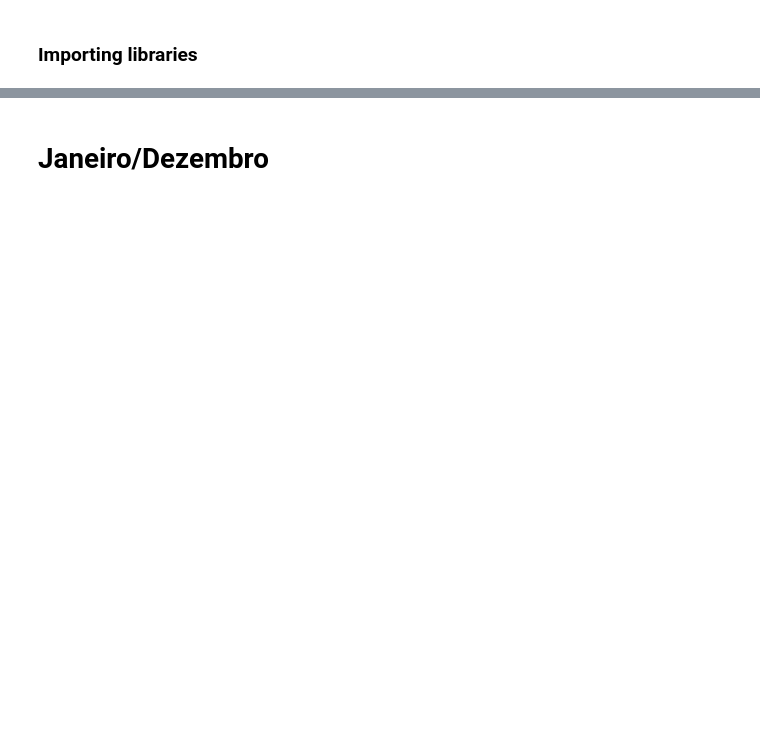
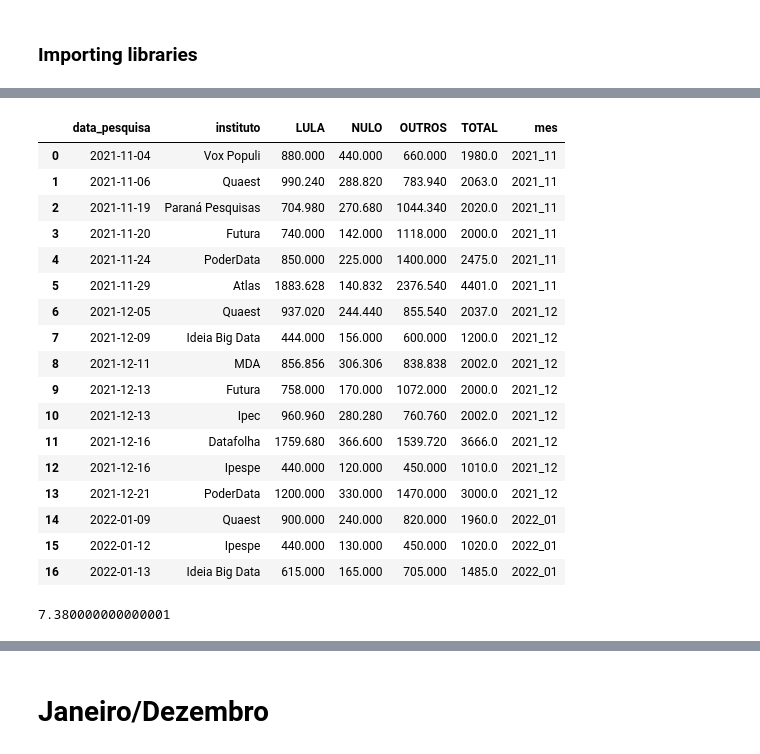
Before and after one commit to xboard/fastpages-blog, a Jupyter notebook: _notebooks/2022-01-07-brazils-2022-presidential-elections-polls-analysis-part1.ipynb, the cells around one changed output, grey strips where cells are left out. Drawn from its saved outputs; the diff is of its cells as text; code cells hidden in the pictures; blank space fills up the shorter version.

```diff
--- a/_notebooks/2022-01-07-brazils-2022-presidential-elections-polls-analysis-part1.ipynb
+++ b/_notebooks/2022-01-07-brazils-2022-presidential-elections-polls-analysis-part1.ipynb
@@ -215,0 +63,5 @@ Sampling 4 chains for 1_000 tune and 5_000 draw iterations (4_000 + 20_000 draws
+# %%
+def get_most_recent_file() -> Path:
+    data_dir = Path('../assets/data/elections2022/')
+    return sorted(data_dir.glob('2022*.csv'))[-1]
+print(get_most_recent_file())
@@ -215,0 +70,10 @@ Sampling 4 chains for 1_000 tune and 5_000 draw iterations (4_000 + 20_000 draws
+# %%
+def get_most_recent_df() -> pd.DataFrame:
+    return enrich_and_filter(pd.read_csv(get_most_recent_file(),
+                                         sep=',',
+                                         parse_dates=True,
+                                         dayfirst=True)
+                             )
+# %%
+raw_df = get_most_recent_df()
+raw_df.head()
@@ -215,0 +87,46 @@ Sampling 4 chains for 1_000 tune and 5_000 draw iterations (4_000 + 20_000 draws
+# %%
+def prepare_df(raw_df: pd.DataFrame) -> pd.DataFrame:
+    table_df = raw_df.pivot_table(values=['qtd_mencoes'],
+                        index=['data_pesquisa', 'instituto'],
+                        columns=['grupo'],
+                        aggfunc=np.sum)
+    table2 = table_df.reset_index(col_level=1).copy()
+    table2.columns = [a[1] for a in table2.columns.to_flat_index()]
+    table2["TOTAL"] = table2['LULA'] + table2['NULO'] + table2['OUTROS']
+    table2["mes"] = pd.to_datetime(table2['data_pesquisa']).dt.strftime('%Y_%m')
+    return table2
+# %%
+df = prepare_df(raw_df)
+df
+# %% [output]
+|  | data_pesquisa | instituto | LULA | NULO | OUTROS | TOTAL | mes |
+| 0 | 2021-11-04 | Vox Populi | 880.000 | 440.000 | 660.000 | 1980.0 | 2021_11 |
+| 1 | 2021-11-06 | Quaest | 990.240 | 288.820 | 783.940 | 2063.0 | 2021_11 |
+| 2 | 2021-11-19 | Paraná Pesquisas | 704.980 | 270.680 | 1044.340 | 2020.0 | 2021_11 |
+| 3 | 2021-11-20 | Futura | 740.000 | 142.000 | 1118.000 | 2000.0 | 2021_11 |
+| 4 | 2021-11-24 | PoderData | 850.000 | 225.000 | 1400.000 | 2475.0 | 2021_11 |
+| 5 | 2021-11-29 | Atlas | 1883.628 | 140.832 | 2376.540 | 4401.0 | 2021_11 |
+| 6 | 2021-12-05 | Quaest | 937.020 | 244.440 | 855.540 | 2037.0 | 2021_12 |
+| 7 | 2021-12-09 | Ideia Big Data | 444.000 | 156.000 | 600.000 | 1200.0 | 2021_12 |
+| 8 | 2021-12-11 | MDA | 856.856 | 306.306 | 838.838 | 2002.0 | 2021_12 |
+| 9 | 2021-12-13 | Futura | 758.000 | 170.000 | 1072.000 | 2000.0 | 2021_12 |
+| 10 | 2021-12-13 | Ipec | 960.960 | 280.280 | 760.760 | 2002.0 | 2021_12 |
+| 11 | 2021-12-16 | Datafolha | 1759.680 | 366.600 | 1539.720 | 3666.0 | 2021_12 |
+| 12 | 2021-12-16 | Ipespe | 440.000 | 120.000 | 450.000 | 1010.0 | 2021_12 |
+| 13 | 2021-12-21 | PoderData | 1200.000 | 330.000 | 1470.000 | 3000.0 | 2021_12 |
+| 14 | 2022-01-09 | Quaest | 900.000 | 240.000 | 820.000 | 1960.0 | 2022_01 |
+| 15 | 2022-01-12 | Ipespe | 440.000 | 130.000 | 450.000 | 1020.0 | 2022_01 |
+| 16 | 2022-01-13 | Ideia Big Data | 615.000 | 165.000 | 705.000 | 1485.0 | 2022_01 |
+# %%
+def simulate_prob_freq(concentration: np.array, iters=10_000, N=100_000) -> float:
+    priors = stats.dirichlet.rvs(concentration, iters)
+    cnt = 0
+    for i in range(iters):
+        votes = stats.multinomial(n=100_000, p = priors[i]).rvs()[0]
+        if votes[0] > votes[2]:
+            cnt += 1
+    return cnt/iters * 100
+simulate_prob_freq(np.array([723, 186, 780]))
+#stats.multinomial(n=100_000, p = np.array([0.45, 0.11, 0.44])).rvs()
+# %% [output]
+7.380000000000001
```
Also changed, not shown: parts of 88 cells of this notebook, 4 other files.
